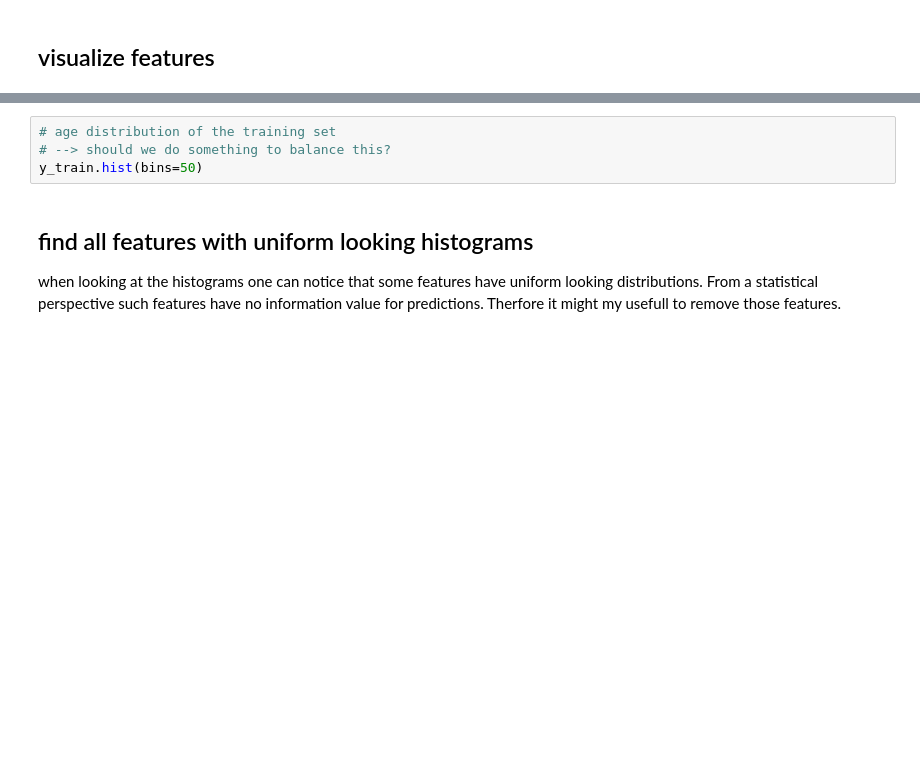
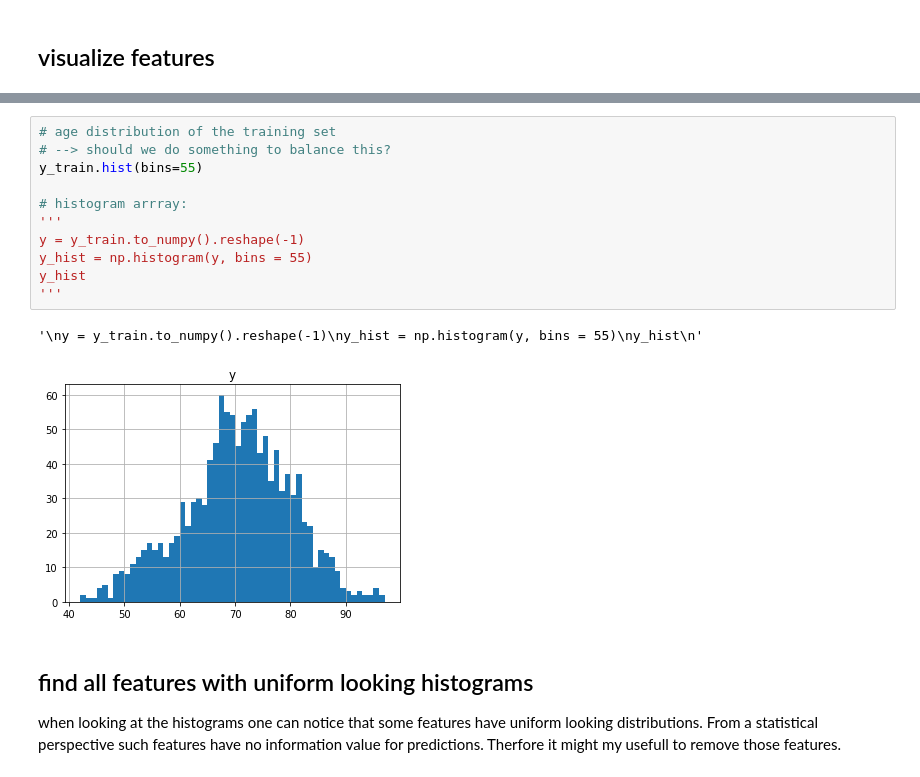
Before and after one commit to tim99fn/aml, a Jupyter notebook: data_inspection.ipynb, the cells around one changed output, grey strips where cells are left out. Saved outputs shown, nothing was run; the diff lists cells and outputs as text; blank space fills up the shorter version.

```diff
--- a/data_inspection.ipynb
+++ b/data_inspection.ipynb
@@ -65,7 +82,17 @@ for i in range(20):
 # %%
 # age distribution of the training set
 # --> should we do something to balance this?
-y_train.hist(bins=50)
+y_train.hist(bins=55)
+
+# histogram arrray:
+'''
+y = y_train.to_numpy().reshape(-1)
+y_hist = np.histogram(y, bins = 55)
+y_hist
+'''
+# %% [output]
+'\ny = y_train.to_numpy().reshape(-1)\ny_hist = np.histogram(y, bins = 55)\ny_hist\n'
+[figure, added]
 # %% [markdown]
 ## find all features with uniform looking histograms
 
```
Also changed, not shown: parts of 8 cells of this notebook, 1 other file.
